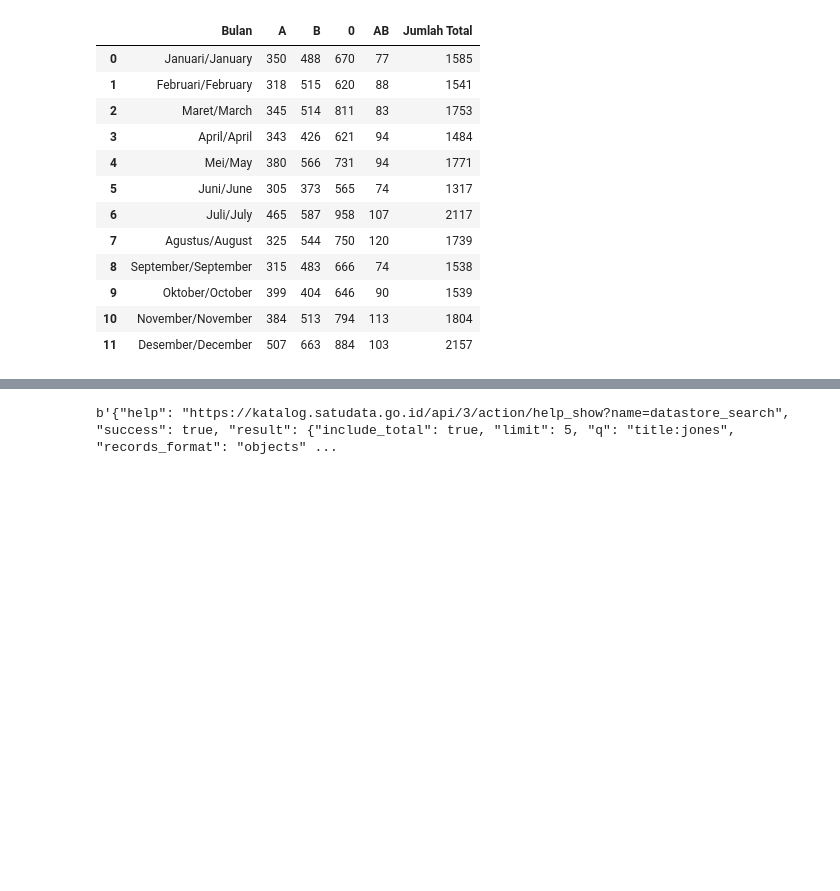
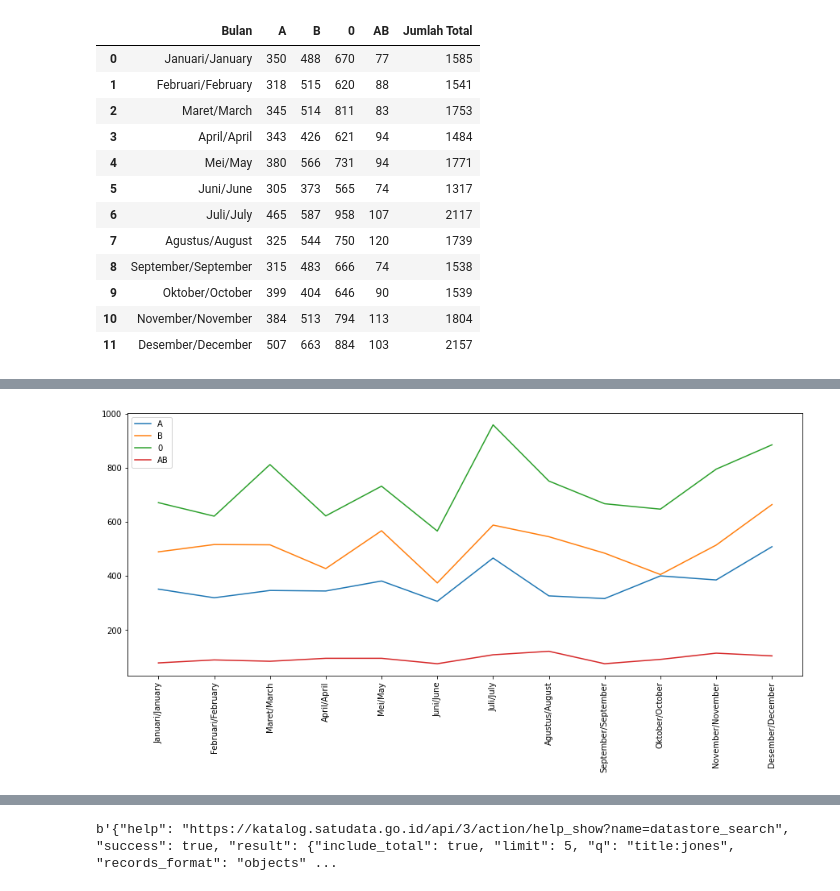
Before and after one commit to aliefakbrp/DataMining, a Jupyter notebook: _sources/notebooks.ipynb, the cells around one changed output, grey strips where cells are left out. Cells and saved outputs as stored; diff of their text form; code cells hidden in the pictures; blank space fills up the shorter version.

```diff
--- a/_sources/notebooks.ipynb
+++ b/_sources/notebooks.ipynb
@@ -28,0 +57,11 @@ dahlah
+# %%
+plt.figure(figsize=(15,6))
+plt.plot(dataa['Bulan'],dataa['A'])
+plt.plot(dataa['Bulan'],dataa['B'])
+plt.plot(dataa['Bulan'],dataa['0'])
+plt.plot(dataa['Bulan'],dataa['AB'])
+plt.xticks(rotation = 'vertical')
+plt.legend(["A",'B','0','AB'])
+plt.show()
+# %% [output]
+[figure, added]
```
Also changed, not shown: parts of 24 cells of this notebook, 7 other files.
